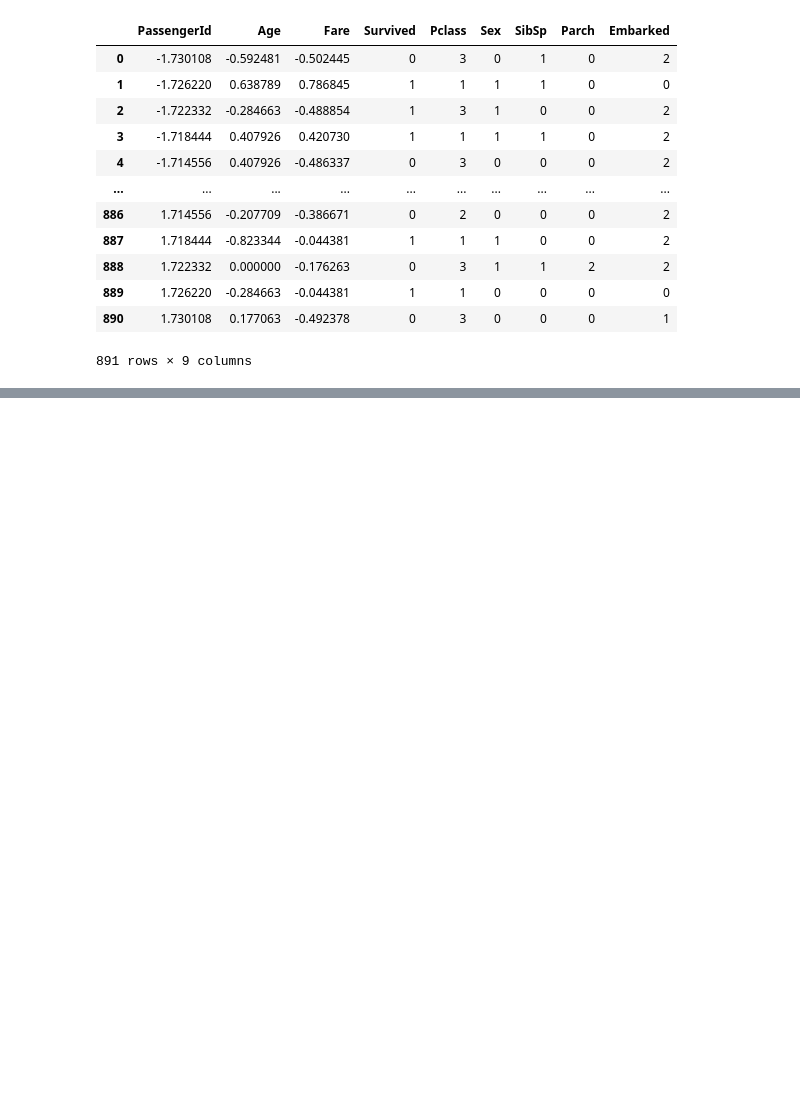
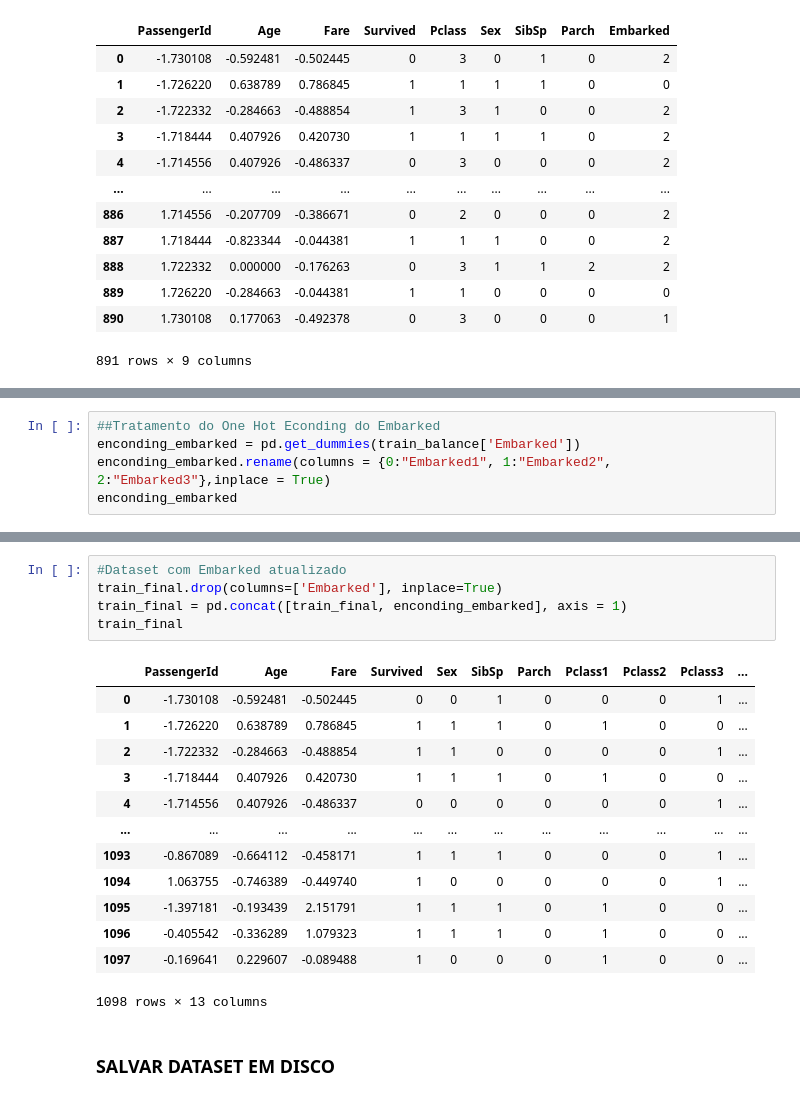
Before and after one commit to Emilyksori/Estrela, a Jupyter notebook: Tratamento_de_dados.ipynb, the cells around one changed output, grey strips where cells are left out. Saved outputs shown, nothing was run; the diff lists cells and outputs as text; blank space fills up the shorter version.

```diff
--- a/Tratamento_de_dados.ipynb
+++ b/Tratamento_de_dados.ipynb
@@ -157,0 +247,5 @@ ValueError: Found input variables with inconsistent numbers of samples: [891, 6]
+# %%
+##Tratamento do One Hot Econding do Embarked
+enconding_embarked = pd.get_dummies(train_balance['Embarked'])
+enconding_embarked.rename(columns = {0:"Embarked1", 1:"Embarked2", 2:"Embarked3"},inplace = True)
+enconding_embarked
@@ -157,0 +266,21 @@ ValueError: Found input variables with inconsistent numbers of samples: [891, 6]
+# %%
+#Dataset com Embarked atualizado
+train_final.drop(columns=['Embarked'], inplace=True)
+train_final = pd.concat([train_final, enconding_embarked], axis = 1)
+train_final
+# %% [output]
+|  | PassengerId | Age | Fare | Survived | Sex | SibSp | Parch | Pclass1 | Pclass2 | Pclass3 | ... |
+| 0 | -1.730108 | -0.592481 | -0.502445 | 0 | 0 | 1 | 0 | 0 | 0 | 1 | ... |
+| 1 | -1.726220 | 0.638789 | 0.786845 | 1 | 1 | 1 | 0 | 1 | 0 | 0 | ... |
+| 2 | -1.722332 | -0.284663 | -0.488854 | 1 | 1 | 0 | 0 | 0 | 0 | 1 | ... |
+| 3 | -1.718444 | 0.407926 | 0.420730 | 1 | 1 | 1 | 0 | 1 | 0 | 0 | ... |
+| 4 | -1.714556 | 0.407926 | -0.486337 | 0 | 0 | 0 | 0 | 0 | 0 | 1 | ... |
+| ... | ... | ... | ... | ... | ... | ... | ... | ... | ... | ... | ... |
+| 1093 | -0.867089 | -0.664112 | -0.458171 | 1 | 1 | 1 | 0 | 0 | 0 | 1 | ... |
+| 1094 | 1.063755 | -0.746389 | -0.449740 | 1 | 0 | 0 | 0 | 0 | 0 | 1 | ... |
+| 1095 | -1.397181 | -0.193439 | 2.151791 | 1 | 1 | 1 | 0 | 1 | 0 | 0 | ... |
+| 1096 | -0.405542 | -0.336289 | 1.079323 | 1 | 1 | 1 | 0 | 1 | 0 | 0 | ... |
+| 1097 | -0.169641 | 0.229607 | -0.089488 | 1 | 0 | 0 | 0 | 1 | 0 | 0 | ... |
+1098 rows × 13 columns
+# %% [markdown]
+### SALVAR DATASET EM DISCO
```
Also changed, not shown: parts of 15 cells of this notebook, 2 other files.
